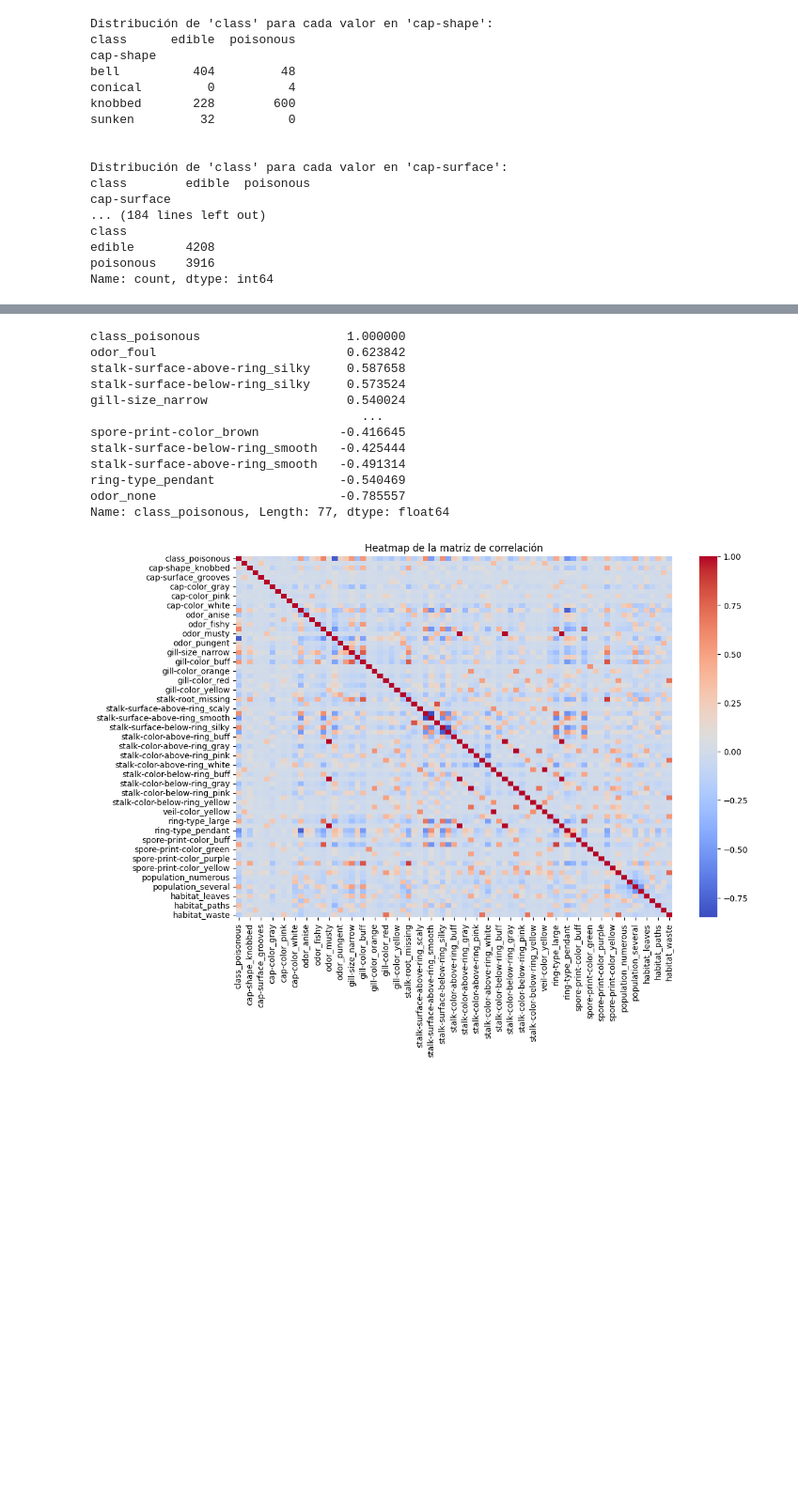
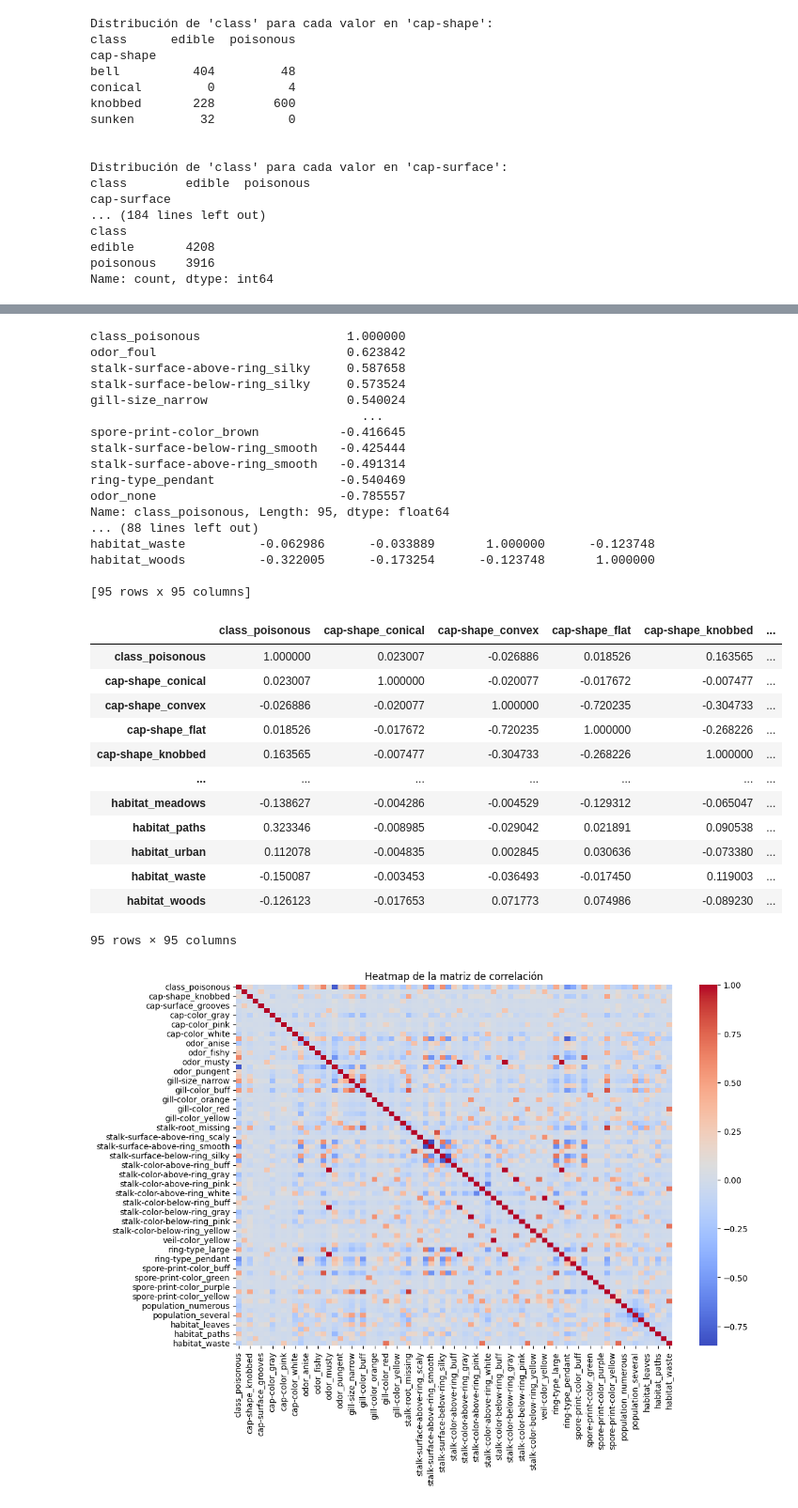
Before and after one commit to bringol/IA_TP_GRUPO_2, a Jupyter notebook: Dataset_no_me_comas.ipynb, the cells around one changed output, grey strips where cells are left out. Shown at 94% size. Drawn from its saved outputs; the diff is of its cells as text; code cells hidden in the pictures; blank space fills up the shorter version.

```diff
--- a/Dataset_no_me_comas.ipynb
+++ b/Dataset_no_me_comas.ipynb
@@ -418,22 +418,46 @@ Cantidad de columnas después de One-Hot Encoding: 77
 # %%
+from IPython.display import display
+
 #@title Revisar la correlación entre las características y la variable objetivo
 corr_matrix = mushroom_data_encoded.corr()
 
 # Verificar la correlación entre las características y la variable objetivo
 print(corr_matrix['class_poisonous'].sort_values(ascending=False))
+
+print(corr_matrix)
+
+display(corr_matrix)
 # %% [output]
 class_poisonous                    1.000000
 odor_foul                          0.623842
 stalk-surface-above-ring_silky     0.587658
 stalk-surface-below-ring_silky     0.573524
 gill-size_narrow                   0.540024
                                      ...
 spore-print-color_brown           -0.416645
 stalk-surface-below-ring_smooth   -0.425444
 stalk-surface-above-ring_smooth   -0.491314
 ring-type_pendant                 -0.540469
 odor_none                         -0.785557
-Name: class_poisonous, Length: 77, dtype: float64
+Name: class_poisonous, Length: 95, dtype: float64
+... (88 lines left out)
+habitat_waste          -0.062986      -0.033889       1.000000      -0.123748
+habitat_woods          -0.322005      -0.173254      -0.123748       1.000000
+
+[95 rows x 95 columns]
+|  | class_poisonous | cap-shape_conical | cap-shape_convex | cap-shape_flat | cap-shape_knobbed | ... |
+| class_poisonous | 1.000000 | 0.023007 | -0.026886 | 0.018526 | 0.163565 | ... |
+| cap-shape_conical | 0.023007 | 1.000000 | -0.020077 | -0.017672 | -0.007477 | ... |
+| cap-shape_convex | -0.026886 | -0.020077 | 1.000000 | -0.720235 | -0.304733 | ... |
+| cap-shape_flat | 0.018526 | -0.017672 | -0.720235 | 1.000000 | -0.268226 | ... |
+| cap-shape_knobbed | 0.163565 | -0.007477 | -0.304733 | -0.268226 | 1.000000 | ... |
+| ... | ... | ... | ... | ... | ... | ... |
+| habitat_meadows | -0.138627 | -0.004286 | -0.004529 | -0.129312 | -0.065047 | ... |
+| habitat_paths | 0.323346 | -0.008985 | -0.029042 | 0.021891 | 0.090538 | ... |
+| habitat_urban | 0.112078 | -0.004835 | 0.002845 | 0.030636 | -0.073380 | ... |
+| habitat_waste | -0.150087 | -0.003453 | -0.036493 | -0.017450 | 0.119003 | ... |
+| habitat_woods | -0.126123 | -0.017653 | 0.071773 | 0.074986 | -0.089230 | ... |
+95 rows × 95 columns
 # %%
 #@title Visualización de la Matriz de Correlación Completa
 # Visualizar la matriz de correlación como un heatmap
```
Also changed, not shown: parts of 2 cells of this notebook.
